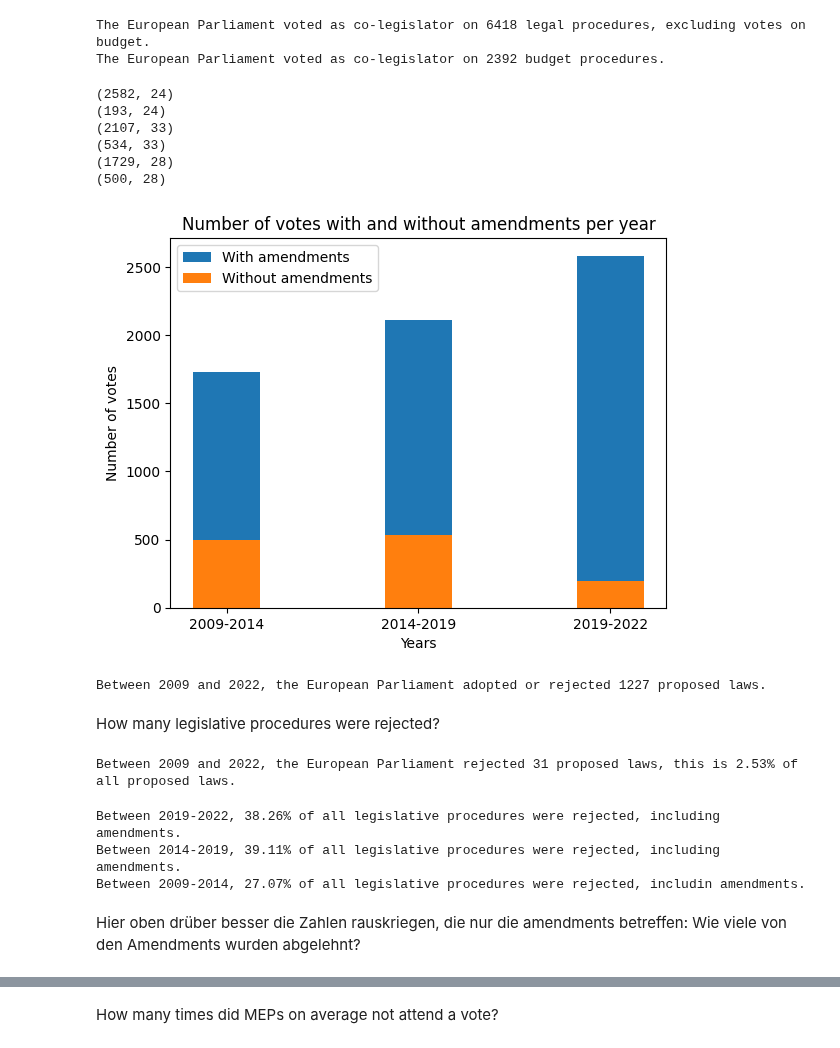
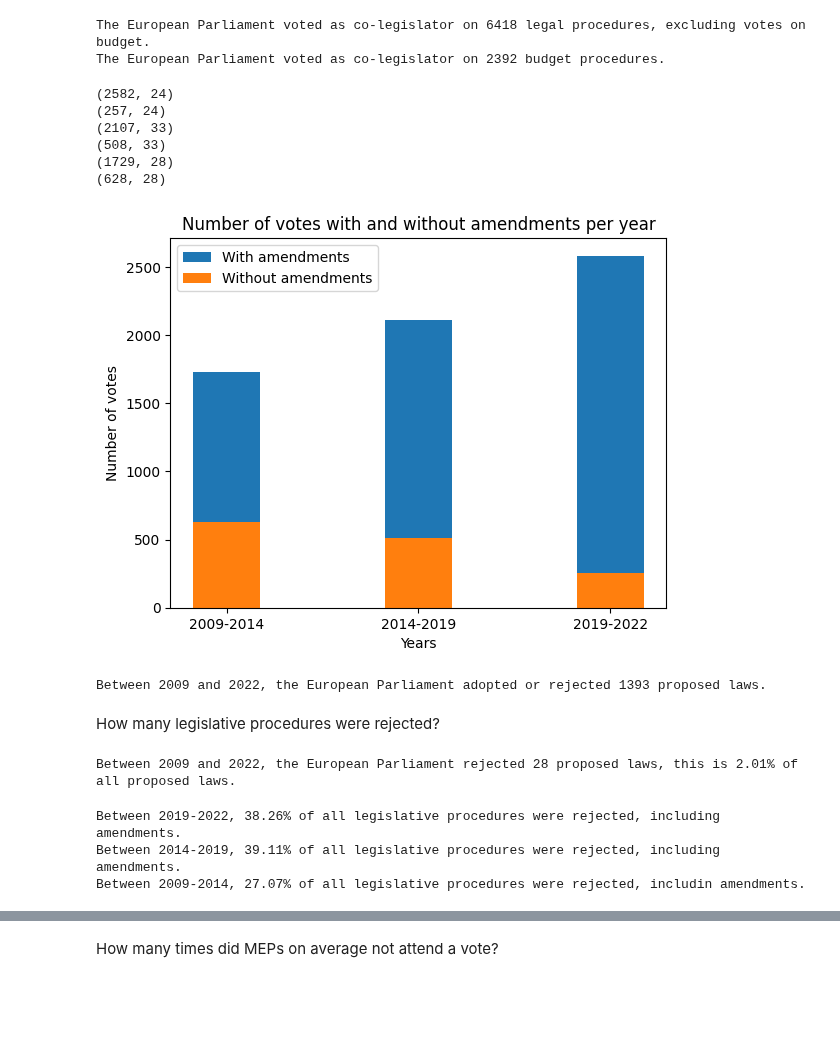
Before and after one commit to izu457/Thesis_Finetuning_GPT3.5_Political_Stance, a Jupyter notebook: EDA.ipynb, the cells around one changed output, grey strips where cells are left out. Saved outputs shown, nothing was run; the diff lists cells and outputs as text; code cells hidden in the pictures; blank space fills up the shorter version.

```diff
--- a/EDA.ipynb
+++ b/EDA.ipynb
@@ -92,51 +92,44 @@ The European Parliament voted as co-legislator on 2392 budget procedures.
 
 # copy voted_docs_consensus to voted_docs_consensus_laws
 print(voted_docs_EP9.shape)
-# if Subject column begins with "Art" or "Committee - separate", delete row
-voted_laws_EP9 = voted_docs_EP9[~voted_docs_EP9['Subject'].str.contains('Art|Paragraph|paragraph|point|Committee - separate')]
-# if "Subject" is "vote: Commission proposal" and title appears in more than one row, keep only row where Subject is "vote: Commission proposal"
-voted_laws_EP9 = voted_laws_EP9[~((voted_laws_EP9['Subject'] != 'Vote: Commission proposal') & (voted_laws_EP9['Title'].duplicated(keep = False)))]
+# only keep rows where final vote is 1
+voted_laws_EP9 = voted_docs_EP9[voted_docs_EP9['Final vote?'] == 1]
 print(voted_laws_EP9.shape)
-#display(voted_docs_laws_EP9_test.head(10))
 
 print(voted_docs_EP8.shape)
-voted_laws_EP8 = voted_docs_EP8[~voted_docs_EP8['Subject'].str.contains('Art|Paragraph|paragraph|point|Committee - separate')]
-voted_laws_EP8 = voted_laws_EP8[~((voted_laws_EP8['Subject'] != 'Vote: Commission proposal') & (voted_laws_EP8['Title'].duplicated(keep = False)))]
+voted_laws_EP8 = voted_docs_EP8[voted_docs_EP8['Final \nvote?'] == 1]
 print(voted_laws_EP8.shape)
-#display(voted_docs_laws_EP8_test.head(10))
 
 print(voted_docs_EP7.shape)
-voted_laws_EP7 = voted_docs_EP7[~voted_docs_EP7['Subject'].str.contains('Art|Paragraph|paragraph|point|Committee - separate')]
-voted_laws_EP7 = voted_laws_EP7[~((voted_laws_EP7['Subject'] != 'Vote: Commission proposal') & (voted_laws_EP7['Title'].duplicated(keep = False)))]
+voted_laws_EP7 = voted_docs_EP7[voted_docs_EP7['Final vote?'] == 1]
 print(voted_laws_EP7.shape)
-#display(voted_docs_laws_EP7_test.head(10))
 
 # Bar plot on number of votes per year with and without amendments
 votes_with_amendments = [voted_docs_EP7.shape[0], voted_docs_EP8.shape[0], voted_docs_EP9.shape[0]]
 votes_without_amendments = [voted_laws_EP7.shape[0], voted_laws_EP8.shape[0], voted_laws_EP9.shape[0]]
 years = ['2009-2014', '2014-2019', '2019-2022']
 fig, ax = plt.subplots()
 bar_width = 0.35
 bar1 = ax.bar(years, votes_with_amendments, bar_width, label='With amendments')
 bar2 = ax.bar(years, votes_without_amendments, bar_width, label='Without amendments')
 ax.set_xlabel('Years')
 ax.set_ylabel('Number of votes')
 ax.set_title('Number of votes with and without amendments per year')
 ax.legend()
 plt.show()
 
 # Total number of votes on laws
 total_votes_laws = voted_laws_EP9.shape[0] + voted_laws_EP8.shape[0] + voted_laws_EP7.shape[0]
 print(f"Between 2009 and 2022, the European Parliament adopted or rejected {total_votes_laws} proposed laws.")
 # %% [output]
 (2582, 24)
-(193, 24)
+(257, 24)
 (2107, 33)
-(534, 33)
+(508, 33)
 (1729, 28)
-(500, 28)
+(628, 28)
-[figure, old version]
+[figure, new version]
-Between 2009 and 2022, the European Parliament adopted or rejected 1227 proposed laws.
+Between 2009 and 2022, the European Parliament adopted or rejected 1393 proposed laws.
 # %% [markdown]
 How many legislative procedures were rejected?
 # %%
@@ -147,7 +140,7 @@ rejected_laws_EP7 = voted_laws_EP7[voted_laws_EP7['Vote'] == '-']
 rejected_laws = rejected_laws_EP9.shape[0] + rejected_laws_EP8.shape[0] + rejected_laws_EP7.shape[0]
 print(f"Between 2009 and 2022, the European Parliament rejected {rejected_laws} proposed laws, this is {round((rejected_laws/total_votes_laws)*100, 2)}% of all proposed laws.")
 # %% [output]
-Between 2009 and 2022, the European Parliament rejected 31 proposed laws, this is 2.53% of all proposed laws.
+Between 2009 and 2022, the European Parliament rejected 28 proposed laws, this is 2.01% of all proposed laws.
 # %%
 # percentage of votes rejected out of the 2582 legislative procedures
 votes_rejected = voted_docs_EP9[voted_docs_EP9['Vote'] == '-'].shape[0]
@@ -165,5 +158,3 @@ print(f"Between 2009-2014, {votes_rejected_perc:.2%} of all legislative procedur
 Between 2019-2022, 38.26% of all legislative procedures were rejected, including amendments.
 Between 2014-2019, 39.11% of all legislative procedures were rejected, including amendments.
 Between 2009-2014, 27.07% of all legislative procedures were rejected, includin amendments.
-# %% [markdown]
-Hier oben drüber besser die Zahlen rauskriegen, die nur die amendments betreffen: Wie viele von den Amendments wurden abgelehnt?
```
Also changed, not shown: parts of 20 cells of this notebook, 3 other files.
